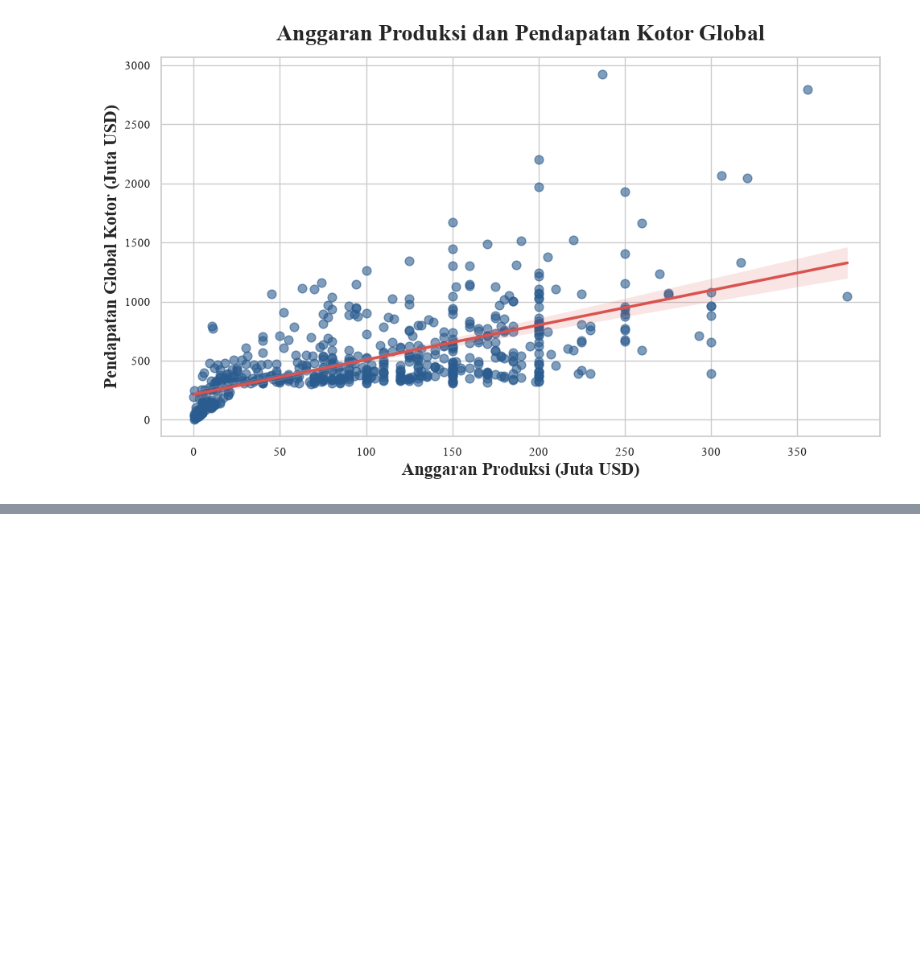
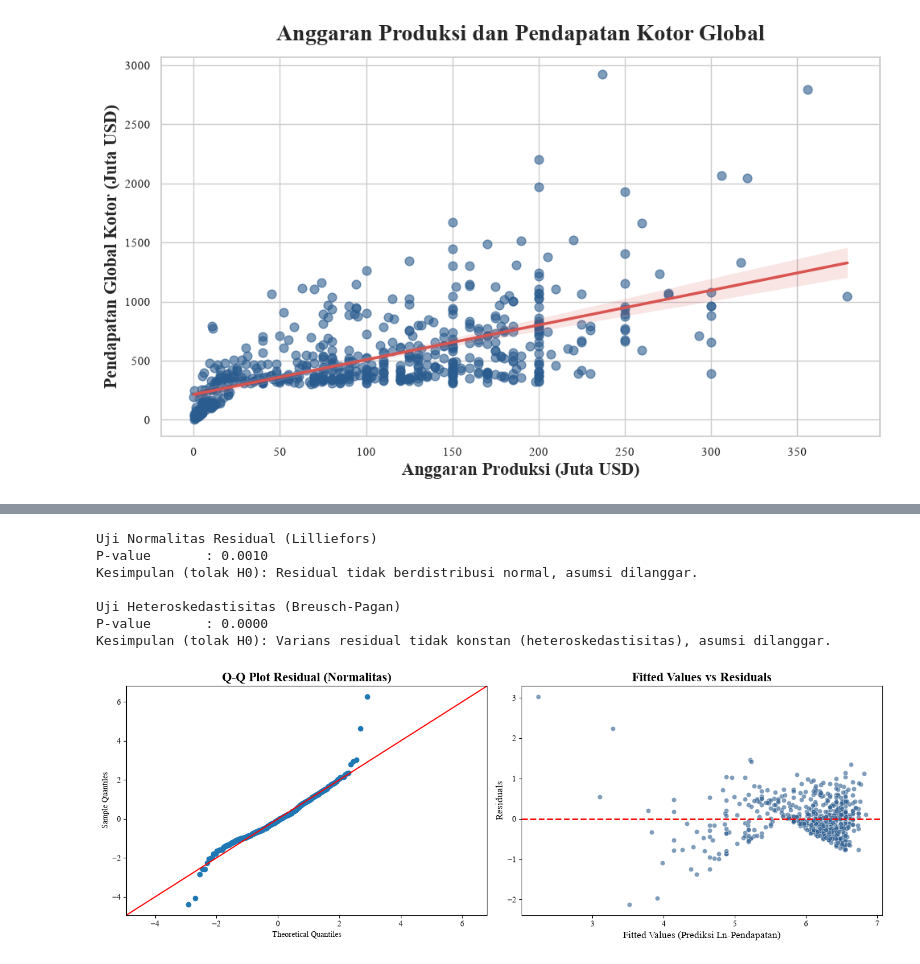
Before and after one commit to ahzasasa/anareg, a Jupyter notebook: simple-linear-regression.ipynb, the cells around one changed output, grey strips where cells are left out. Drawn from its saved outputs; the diff is of its cells as text; code cells hidden in the pictures; blank space fills up the shorter version.

```diff
--- a/simple-linear-regression.ipynb
+++ b/simple-linear-regression.ipynb
@@ -540,0 +1035,13 @@ plt.show()
+# %%
+model_log = smf.ols('log_gross ~ log_budget', data=movies_df).fit()
+
+intercept = model_log.params['Intercept']
+koef_log_budget = model_log.params['log_budget']
+
+print("Koefisien Model")
+print(f"Intercept (β0): {intercept:.4f}")
+print(f"Slope (β1): {koef_log_budget:.4f}")
+
+print(f"\nPersamaan Regresi")
+print(f"ln(Pendapatan) = {intercept:.4f} + {koef_log_budget:.4f} * ln(Anggaran)")
+print(f"ln(Y) = {intercept:.4f} + {koef_log_budget:.4f} * ln(X)")
@@ -540,0 +1056,54 @@ plt.show()
+# %%
+plt.rcParams["font.family"] = "Times New Roman"
+
+residuals = model_log.resid
+fitted_vals = model_log.fittedvalues
+
+# uji normalitas (Lilliefors)
+stat_lillie, p_value_lillie = lilliefors(residuals)
+
+print("Uji Normalitas Residual (Lilliefors)")
+print(f"P-value       : {p_value_lillie:.4f}")
+if p_value_lillie >= 0.05:
+    print("Kesimpulan (gagal tolak H0): Residual berdistribusi normal, asumsi terpenuhi.")
+else:
+    print("Kesimpulan (tolak H0): Residual tidak berdistribusi normal, asumsi dilanggar.")
+
+
+# uji heteroskedastisitas (Breusch-Pagan)
+bp_test = het_breuschpagan(residuals, model_log.model.exog)
+p_value_bp = bp_test[1]
+
+print("\nUji Heteroskedastisitas (Breusch-Pagan)")
+print(f"P-value       : {p_value_bp:.4f}")
+if p_value_bp >= 0.05:
+    print("Kesimpulan (gagal tolak H0): Varians residual konstan (homoskedastisitas), asumsi terpenuhi.")
+else:
+    print("Kesimpulan (tolak H0): Varians residual tidak konstan (heteroskedastisitas), asumsi dilanggar.")
+
+
+# visualisasi
+fig, ax = plt.subplots(1, 2, figsize=(14, 5))
+
+# Q-Q Plot (cek normalitas)
+sm.qqplot(residuals, line='45', fit=True, ax=ax[0])
+ax[0].set_title("Q-Q Plot Residual (Normalitas)", fontsize=16, fontweight="bold")
+
+# fitted values vs residuals (cek heteroskedastisitas)
+sns.scatterplot(x=fitted_vals, y=residuals, alpha=0.6, color="#2b5c8f", ax=ax[1])
+ax[1].axhline(0, color='red', linestyle='--', lw=2)
+ax[1].set_title("Fitted Values vs Residuals", fontsize=16, fontweight="bold")
+ax[1].set_xlabel("Fitted Values (Prediksi Ln-Pendapatan)", fontsize=12)
+ax[1].set_ylabel("Residuals", fontsize=12)
+
+plt.tight_layout()
+plt.show()
+# %% [output]
+Uji Normalitas Residual (Lilliefors)
+P-value       : 0.0010
+Kesimpulan (tolak H0): Residual tidak berdistribusi normal, asumsi dilanggar.
+
+Uji Heteroskedastisitas (Breusch-Pagan)
+P-value       : 0.0000
+Kesimpulan (tolak H0): Varians residual tidak konstan (heteroskedastisitas), asumsi dilanggar.
+[figure, added]
```
Also changed, not shown: parts of 66 cells of this notebook.
